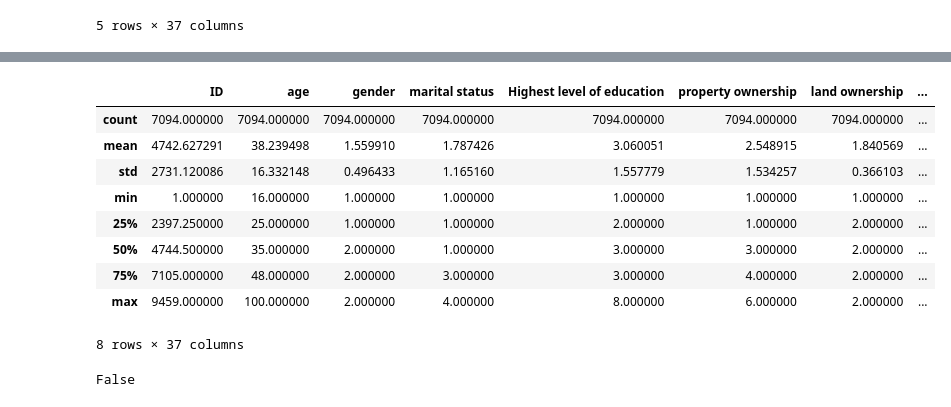
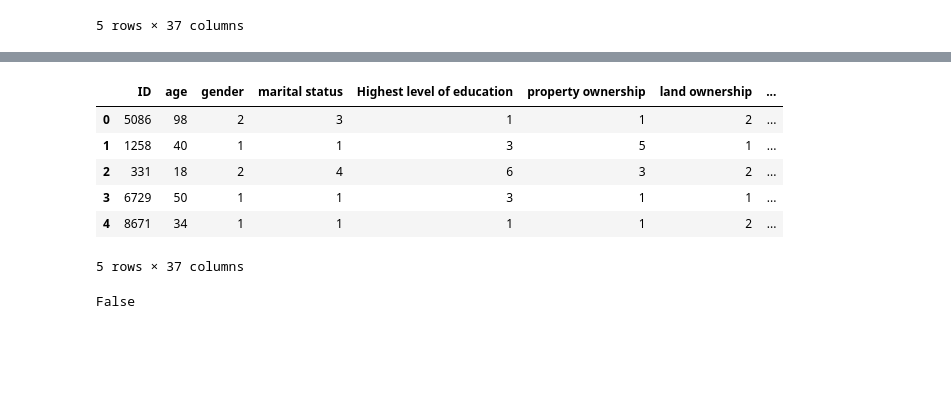
Before and after one commit to pulengmoru/mobile_money, a Jupyter notebook: mobile money.ipynb, the cells around one changed output, grey strips where cells are left out. Cells and saved outputs as stored; diff of their text form; code cells hidden in the pictures; blank space fills up the shorter version.

```diff
--- a/mobile money.ipynb
+++ b/mobile money.ipynb
@@ -85,18 +87,15 @@ cash_outlet.rename(inplace=True, columns={
 
 })
 # %%
-cash_outlet.describe()
+cash_outlet.head()
 # %% [output]
 |  | ID | age | gender | marital status | Highest level of education | property ownership | land ownership | ... |
-| count | 7094.000000 | 7094.000000 | 7094.000000 | 7094.000000 | 7094.000000 | 7094.000000 | 7094.000000 | ... |
-| mean | 4742.627291 | 38.239498 | 1.559910 | 1.787426 | 3.060051 | 2.548915 | 1.840569 | ... |
-| std | 2731.120086 | 16.332148 | 0.496433 | 1.165160 | 1.557779 | 1.534257 | 0.366103 | ... |
-| min | 1.000000 | 16.000000 | 1.000000 | 1.000000 | 1.000000 | 1.000000 | 1.000000 | ... |
-| 25% | 2397.250000 | 25.000000 | 1.000000 | 1.000000 | 2.000000 | 1.000000 | 2.000000 | ... |
-| 50% | 4744.500000 | 35.000000 | 2.000000 | 1.000000 | 3.000000 | 3.000000 | 2.000000 | ... |
-| 75% | 7105.000000 | 48.000000 | 2.000000 | 3.000000 | 3.000000 | 4.000000 | 2.000000 | ... |
-| max | 9459.000000 | 100.000000 | 2.000000 | 4.000000 | 8.000000 | 6.000000 | 2.000000 | ... |
+| 0 | 5086 | 98 | 2 | 3 | 1 | 1 | 2 | ... |
+| 1 | 1258 | 40 | 1 | 1 | 3 | 5 | 1 | ... |
+| 2 | 331 | 18 | 2 | 4 | 6 | 3 | 2 | ... |
+| 3 | 6729 | 50 | 1 | 1 | 3 | 1 | 1 | ... |
+| 4 | 8671 | 34 | 1 | 1 | 1 | 1 | 2 | ... |
-8 rows × 37 columns
+5 rows × 37 columns
 # %%
 cash_outlet.isnull().values.any()
 # %% [output]
```
Also changed, not shown: parts of 19 cells of this notebook, 4 other files.
